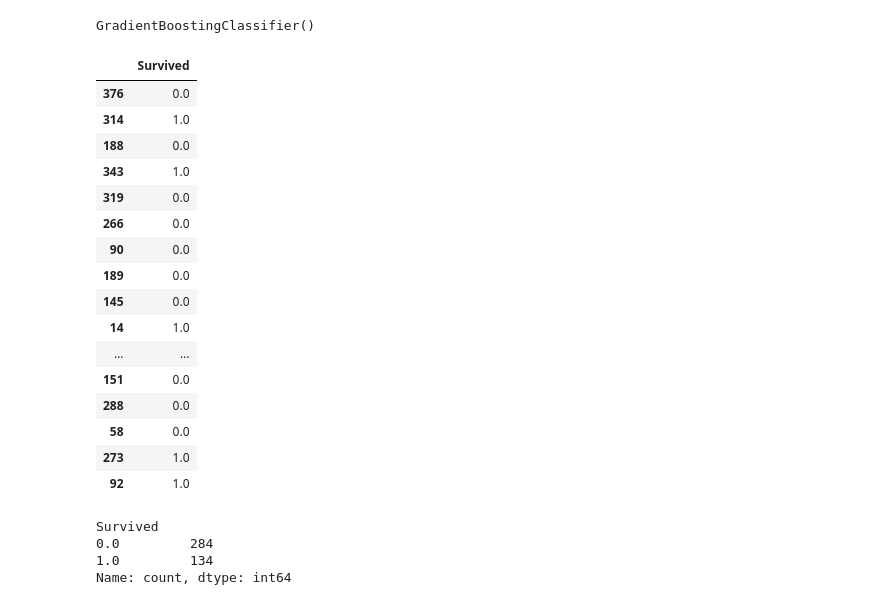
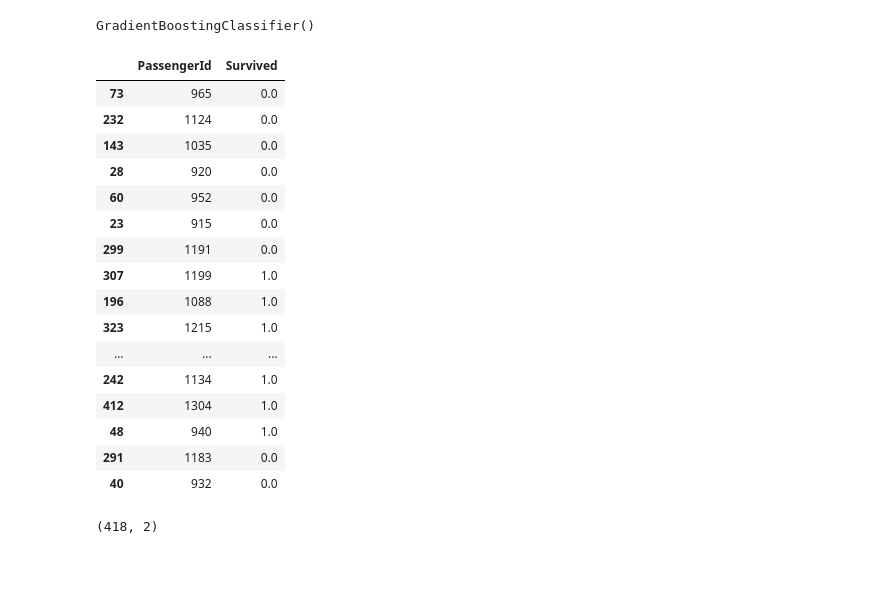
Before and after one commit to zafermesut/ai-crash-course, a Jupyter notebook: Homeworks/Titanic/Titanic.ipynb, the cells around one changed output. Saved outputs shown, nothing was run; the diff lists cells and outputs as text; code cells hidden in the pictures; blank space fills up the shorter version.

```diff
--- a/Homeworks/Titanic/Titanic.ipynb
+++ b/Homeworks/Titanic/Titanic.ipynb
@@ -44,3 +44,5 @@ df_test = pd.read_csv("ttest.csv")
 df_train['source'] = 'train'
 df_test['source'] = 'test'
 df = pd.concat([df_train, df_test], ignore_index=True)
+# %%
+PassengerId = df_test['PassengerId']
@@ -220,5 +238,9 @@ gbc.fit(x, y)
 GradientBoostingClassifier()
 # %%
 pred = gbc.predict(df_test)
-pred  = pd.DataFrame(pred, columns=['Survived'])
+# %%
+submission = pd.DataFrame({
+    "PassengerId": PassengerId,
+    "Survived": pred
+})
 # %%
@@ -226,27 +248,24 @@ pred.to_csv('submission.csv', index=False)
 # %%
-pred.sample(20)
+submission.sample(20)
 # %% [output]
-|  | Survived |
-| 376 | 0.0 |
-| 314 | 1.0 |
-| 188 | 0.0 |
-| 343 | 1.0 |
-| 319 | 0.0 |
-| 266 | 0.0 |
-| 90 | 0.0 |
-| 189 | 0.0 |
-| 145 | 0.0 |
-| 14 | 1.0 |
-| ... | ... |
-| 151 | 0.0 |
-| 288 | 0.0 |
-| 58 | 0.0 |
-| 273 | 1.0 |
-| 92 | 1.0 |
+|  | PassengerId | Survived |
+| 73 | 965 | 0.0 |
+| 232 | 1124 | 0.0 |
+| 143 | 1035 | 0.0 |
+| 28 | 920 | 0.0 |
+| 60 | 952 | 0.0 |
+| 23 | 915 | 0.0 |
+| 299 | 1191 | 0.0 |
+| 307 | 1199 | 1.0 |
+| 196 | 1088 | 1.0 |
+| 323 | 1215 | 1.0 |
+| ... | ... | ... |
+| 242 | 1134 | 1.0 |
+| 412 | 1304 | 1.0 |
+| 48 | 940 | 1.0 |
+| 291 | 1183 | 0.0 |
+| 40 | 932 | 0.0 |
-# %%
-pred.value_counts()
-# %% [output]
-Survived
-0.0         284
-1.0         134
-Name: count, dtype: int64
+# %%
+submission.shape
+# %% [output]
+(418, 2)
```
Also changed, not shown: parts of 3 cells of this notebook, 1 other file.
